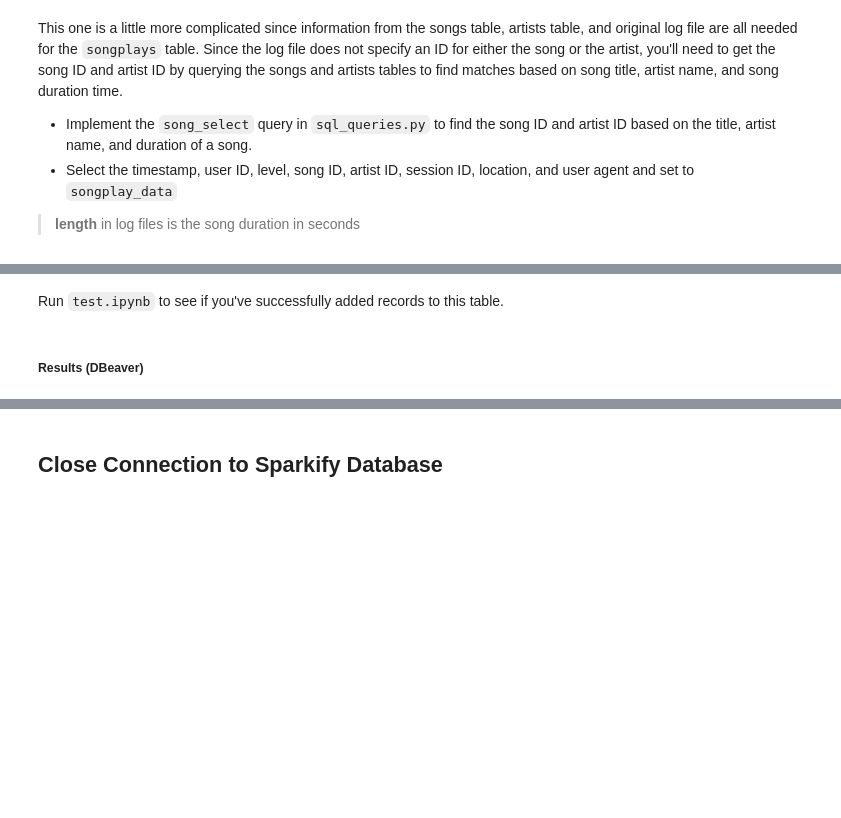
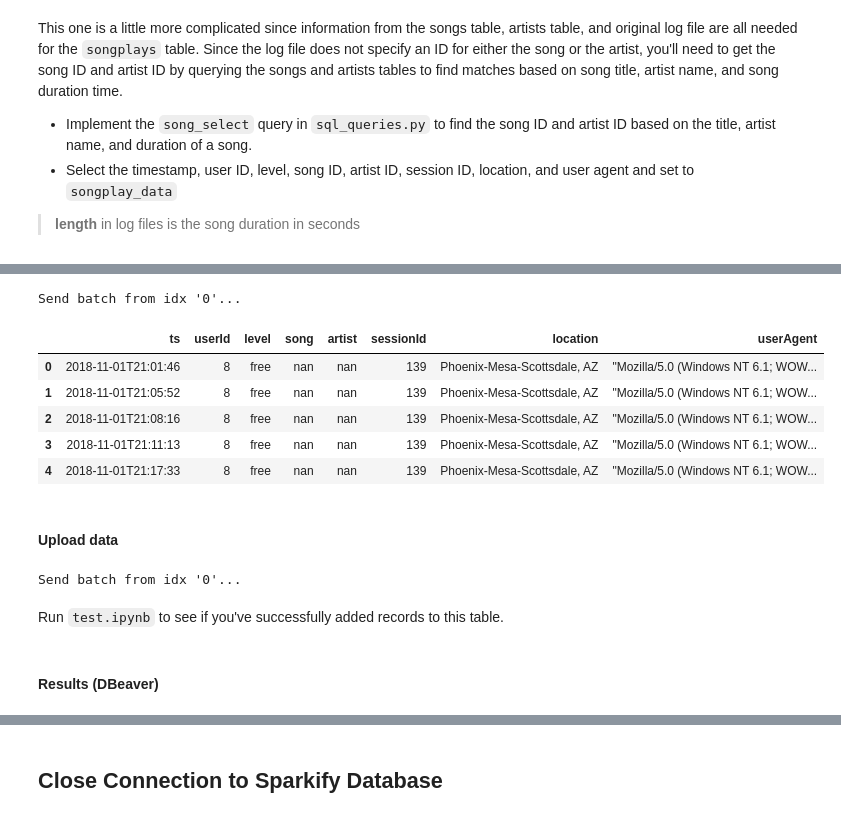
Before and after one commit to rgonzalezc1811/data_modeling_postgresql_deu_01, a Jupyter notebook: etl.ipynb, the cells around one changed output, grey strips where cells are left out. Saved outputs shown, nothing was run; the diff lists cells and outputs as text; code cells hidden in the pictures; blank space fills up the shorter version.

```diff
--- a/etl.ipynb
+++ b/etl.ipynb
@@ -375,6 +375,9 @@ Print first row dictionary sample:
 {'start_time': '2018-11-01T21:01:46', 'hour': 21, 'day': 1, 'week': 44, 'month': 11, 'year': 2018, 'weekday': 4}
 # %%
 time_df = pd.DataFrame(time_list_dict)
+time_df = time_df[column_labels]
+time_df = time_df.drop_duplicates()
+time_df = time_df.reset_index(drop=True)
 print(f"Current dataframe dimensions:\n{time_df.shape}\n")
 time_df.head()
 # %% [output]
@@ -604,0 +584,8 @@ for _, row in df.iterrows():
+# %%
+#|-----20--char-----||-----20--char-----||-----20--char-----||-doc-lim-||code|#
+# Test query creation
+columns_in = ["index", "song", "artist", "length"]
+query = sq.song_select(
+    dataframe=df[columns_in].iloc[0:5],
+    verbose=True
+)
@@ -605,7 +610,53 @@ for _, row in df.iterrows():
+# %%
+#|-----20--char-----||-----20--char-----||-----20--char-----||-doc-lim-||code|#
+start_index = 0
+end_index = df.shape[0]
+batch_size = 5_000
+columns_in = ["index", "song", "artist", "length"]
+columns_out = ["song", "artist"]
+for index in range(start_index, end_index, batch_size):
+    print(f"Send batch from idx '{index}'...")
+    query = sq.song_select(
+        dataframe=df[columns_in].iloc[index:index + batch_size]
+    )
+    temp_df = pd.read_sql(query, conn)
+    df.loc[index:index + temp_df.shape[0], columns_out] = temp_df
+
+df[columns_out] = df[columns_out].astype(str)
+df[columns_out[0]] = df[columns_out[0]].map(
+    lambda val: val if val != 'None' else 'nan'
+)
+df[columns_out[1]] = df[columns_out[1]].map(null_dict)
+df = df.drop(columns=['index', 'length'])
+df.head()
+# %% [output]
+Send batch from idx '0'...
+|  | ts | userId | level | song | artist | sessionId | location | userAgent |
+| 0 | 2018-11-01T21:01:46 | 8 | free | nan | nan | 139 | Phoenix-Mesa-Scottsdale, AZ | "Mozilla/5.0 (Windows NT 6.1; WOW... |
+| 1 | 2018-11-01T21:05:52 | 8 | free | nan | nan | 139 | Phoenix-Mesa-Scottsdale, AZ | "Mozilla/5.0 (Windows NT 6.1; WOW... |
+| 2 | 2018-11-01T21:08:16 | 8 | free | nan | nan | 139 | Phoenix-Mesa-Scottsdale, AZ | "Mozilla/5.0 (Windows NT 6.1; WOW... |
+| 3 | 2018-11-01T21:11:13 | 8 | free | nan | nan | 139 | Phoenix-Mesa-Scottsdale, AZ | "Mozilla/5.0 (Windows NT 6.1; WOW... |
+| 4 | 2018-11-01T21:17:33 | 8 | free | nan | nan | 139 | Phoenix-Mesa-Scottsdale, AZ | "Mozilla/5.0 (Windows NT 6.1; WOW... |
+# %% [markdown]
+#### Upload data
+# %%
+#|-----20--char-----||-----20--char-----||-----20--char-----||-doc-lim-||code|#
+start_index = 0
+end_index = df.shape[0]
+batch_size = 5_000
+for index in range(start_index, end_index, batch_size):
+    print(f"Send batch from idx '{index}'...")
+    query = sq.songplay_table_insert(
+        dataframe=df.iloc[index:index + batch_size]
+    )
+    cur.execute(query)
+    conn.commit()
+# %% [output]
+Send batch from idx '0'...
 # %% [markdown]
 Run `test.ipynb` to see if you've successfully added records to this table.
 # %% [markdown]
-##### Results (DBeaver)
+#### Results (DBeaver)
 # %% [markdown]
 <!--
 #|-----20--char-----||-----20--char-----||-----20--char-----||-doc-lim-||code|#
```
Also changed, not shown: parts of 11 cells of this notebook, 3 other files.
